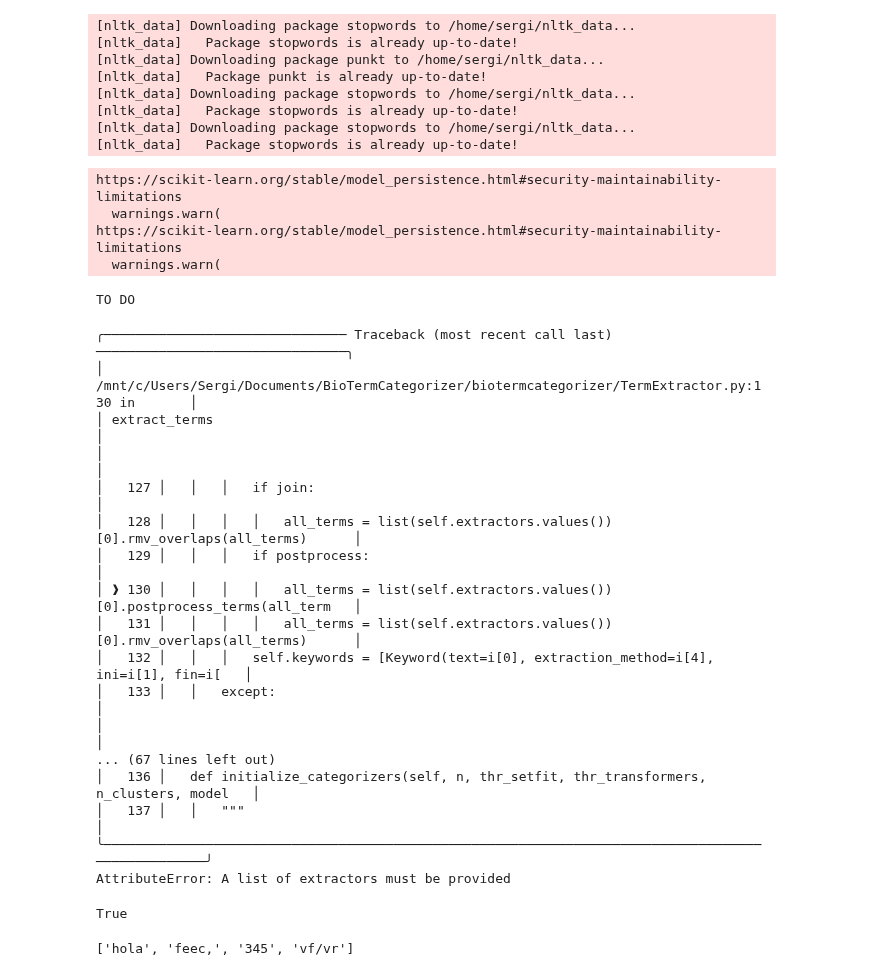
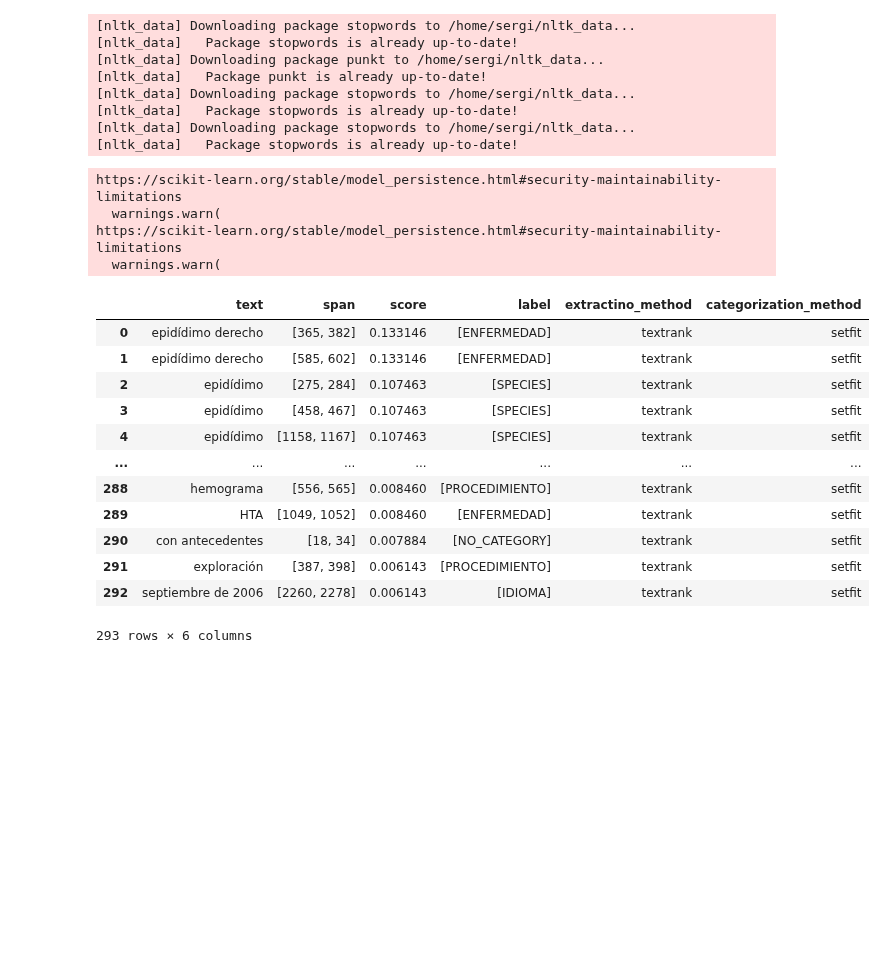
Before and after one commit to nlp4bia-bsc/KeyCARE, a Jupyter notebook: nbs/Pipeline.ipynb, the cells around one changed output. Saved outputs shown, nothing was run; the diff lists cells and outputs as text; code cells hidden in the pictures; blank space fills up the shorter version.

```diff
--- a/nbs/Pipeline.ipynb
+++ b/nbs/Pipeline.ipynb
@@ -21,55 +25,35 @@ from TermExtractor import TermExtractor
 # %%
 path_dir = '/mnt/c/Users/Sergi/Desktop/BSC/Corpus/distemist_zenodo/training/text_files2'
 
 keywords = []
 extractor = TermExtractor() #parametros como args de entrada
 
 docs = os.listdir(path_dir)
 for doc in docs:
     if doc.endswith(".txt"):
         with open(os.path.join(path_dir, doc), "r") as file:
             text = file.read()
-        print("TO DO")
         extractor(text)
-        print("DONE")
         keywords.extend(extractor.keywords)
 
-print(keywords)
+keywords_def = [(kw.text, kw.span, kw.score, kw.label, kw.extraction_method, kw.categorization_method) for kw in keywords]
+df = pd.DataFrame(keywords_def, columns=["text", "span", "score", "label", "extractino_method", "categorization_method"])
+df
 # %% [output]
 https://scikit-learn.org/stable/model_persistence.html#security-maintainability-limitations
   warnings.warn(
 https://scikit-learn.org/stable/model_persistence.html#security-maintainability-limitations
   warnings.warn(
+|  | text | span | score | label | extractino_method | categorization_method |
+| 0 | epidídimo derecho | [365, 382] | 0.133146 | [ENFERMEDAD] | textrank | setfit |
+| 1 | epidídimo derecho | [585, 602] | 0.133146 | [ENFERMEDAD] | textrank | setfit |
+| 2 | epidídimo | [275, 284] | 0.107463 | [SPECIES] | textrank | setfit |
+| 3 | epidídimo | [458, 467] | 0.107463 | [SPECIES] | textrank | setfit |
+| 4 | epidídimo | [1158, 1167] | 0.107463 | [SPECIES] | textrank | setfit |
+| ... | ... | ... | ... | ... | ... | ... |
+| 288 | hemograma | [556, 565] | 0.008460 | [PROCEDIMIENTO] | textrank | setfit |
+| 289 | HTA | [1049, 1052] | 0.008460 | [ENFERMEDAD] | textrank | setfit |
+| 290 | con antecedentes | [18, 34] | 0.007884 | [NO_CATEGORY] | textrank | setfit |
+| 291 | exploración | [387, 398] | 0.006143 | [PROCEDIMIENTO] | textrank | setfit |
+| 292 | septiembre de 2006 | [2260, 2278] | 0.006143 | [IDIOMA] | textrank | setfit |
-TO DO
+293 rows × 6 columns
-╭─────────────────────────────── Traceback (most recent call last) ────────────────────────────────╮
-│ /mnt/c/Users/Sergi/Documents/BioTermCategorizer/biotermcategorizer/TermExtractor.py:130 in       │
-│ extract_terms                                                                                    │
-│                                                                                                  │
-│   127 │   │   │   if join:                                                                       │
-│   128 │   │   │   │   all_terms = list(self.extractors.values())[0].rmv_overlaps(all_terms)      │
-│   129 │   │   │   if postprocess:                                                                │
-│ ❱ 130 │   │   │   │   all_terms = list(self.extractors.values())[0].postprocess_terms(all_term   │
-│   131 │   │   │   │   all_terms = list(self.extractors.values())[0].rmv_overlaps(all_terms)      │
-│   132 │   │   │   self.keywords = [Keyword(text=i[0], extraction_method=i[4], ini=i[1], fin=i[   │
-│   133 │   │   except:                                                                            │
-│                                                                                                  │
-... (67 lines left out)
-│   136 │   def initialize_categorizers(self, n, thr_setfit, thr_transformers, n_clusters, model   │
-│   137 │   │   """                                                                                │
-╰──────────────────────────────────────────────────────────────────────────────────────────────────╯
-AttributeError: A list of extractors must be provided
-# %%
-t = "hola,"
-any(char.isalnum() for char in t)
-# %% [output]
-True
-# %%
-new_terms = []
-terms=["hola",'feec,','345','vf/vr',')',' ']
-for t in terms:
-    if (any(char.isalnum() for char in t)):
-        new_terms.append(t)
-
-print(new_terms)
-# %% [output]
-['hola', 'feec,', '345', 'vf/vr']
```
Also changed, not shown: parts of 15 cells of this notebook, 5 other files.
